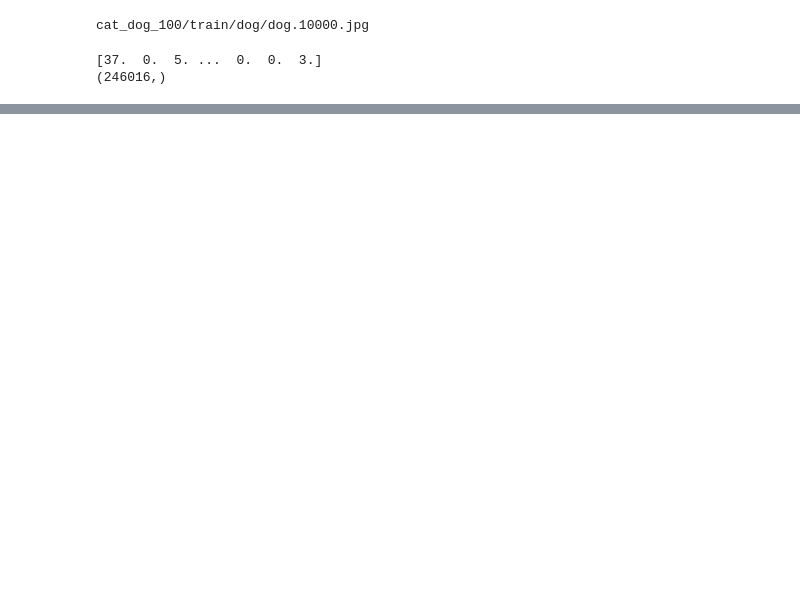
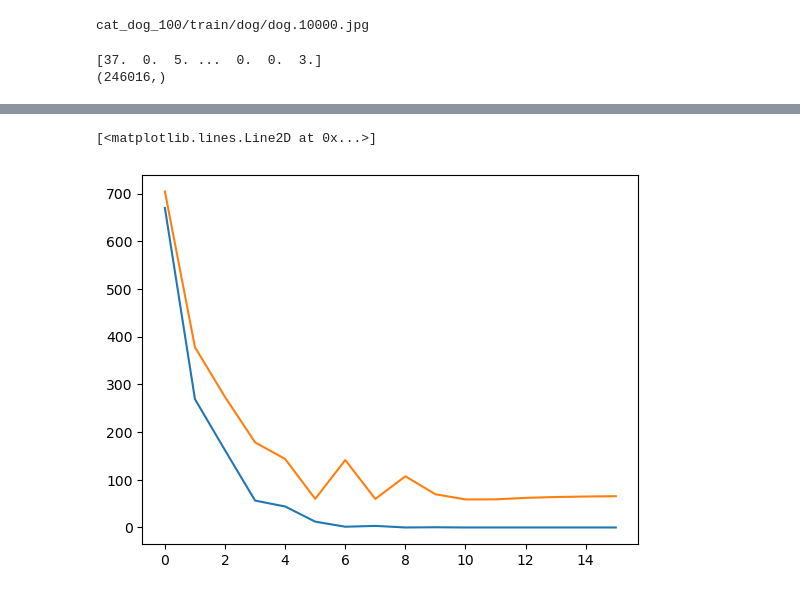
Before and after one commit to Fiuva/Dog-vs-Cat, a Jupyter notebook: Pruebas.ipynb, the cells around one changed output, grey strips where cells are left out. Cells and saved outputs as stored; diff of their text form; code cells hidden in the pictures; blank space fills up the shorter version.

```diff
--- a/Pruebas.ipynb
+++ b/Pruebas.ipynb
@@ -130,0 +120,2 @@ Xtest = np.array(Xtest)
+# %%
+Xtrain, Xval, ytrain, yval = train_test_split(X, y, test_size = 0.15, random_state = 42)
@@ -130,0 +136,6 @@ Xtest = np.array(Xtest)
+# %%
+model = Sequential([
+    Dense(64, input_shape = (246016, )),
+    Dense(1, activation = 'sigmoid')
+])
+model.summary()
@@ -130,0 +156,4 @@ Xtest = np.array(Xtest)
+# %%
+model.compile(optimizer = keras.optimizers.Adam(), loss = keras.losses.binary_crossentropy, metrics = ['acc'])
+# %%
+historico = model.fit(Xtrain, ytrain, validation_data= (Xval, yval), epochs = 16)
@@ -130,0 +178,7 @@ Xtest = np.array(Xtest)
+# %%
+historial = historico.history
+plt.plot(historial['loss'])
+plt.plot(historial['val_loss'])
+# %% [output]
+[<matplotlib.lines.Line2D at 0x...>]
+[figure, added]
```
Also changed, not shown: parts of 14 cells of this notebook.
